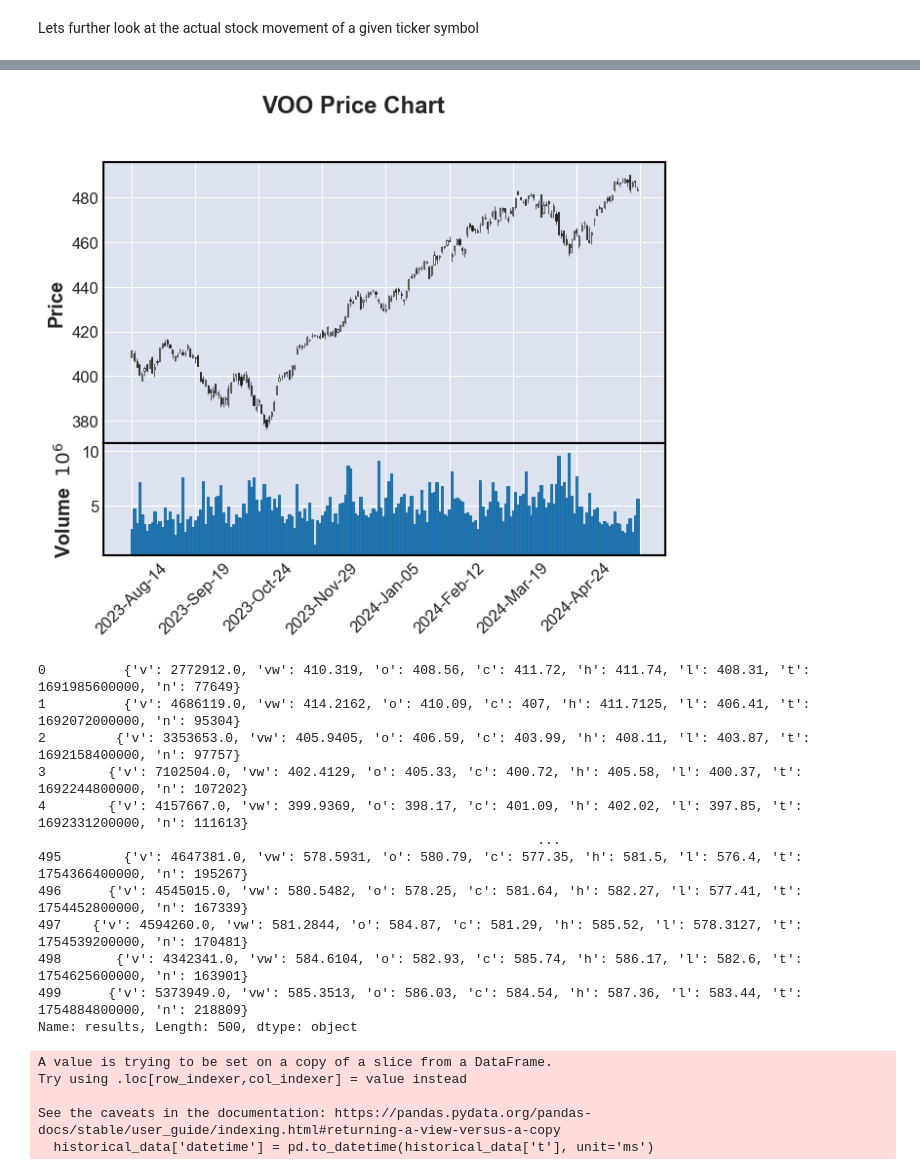
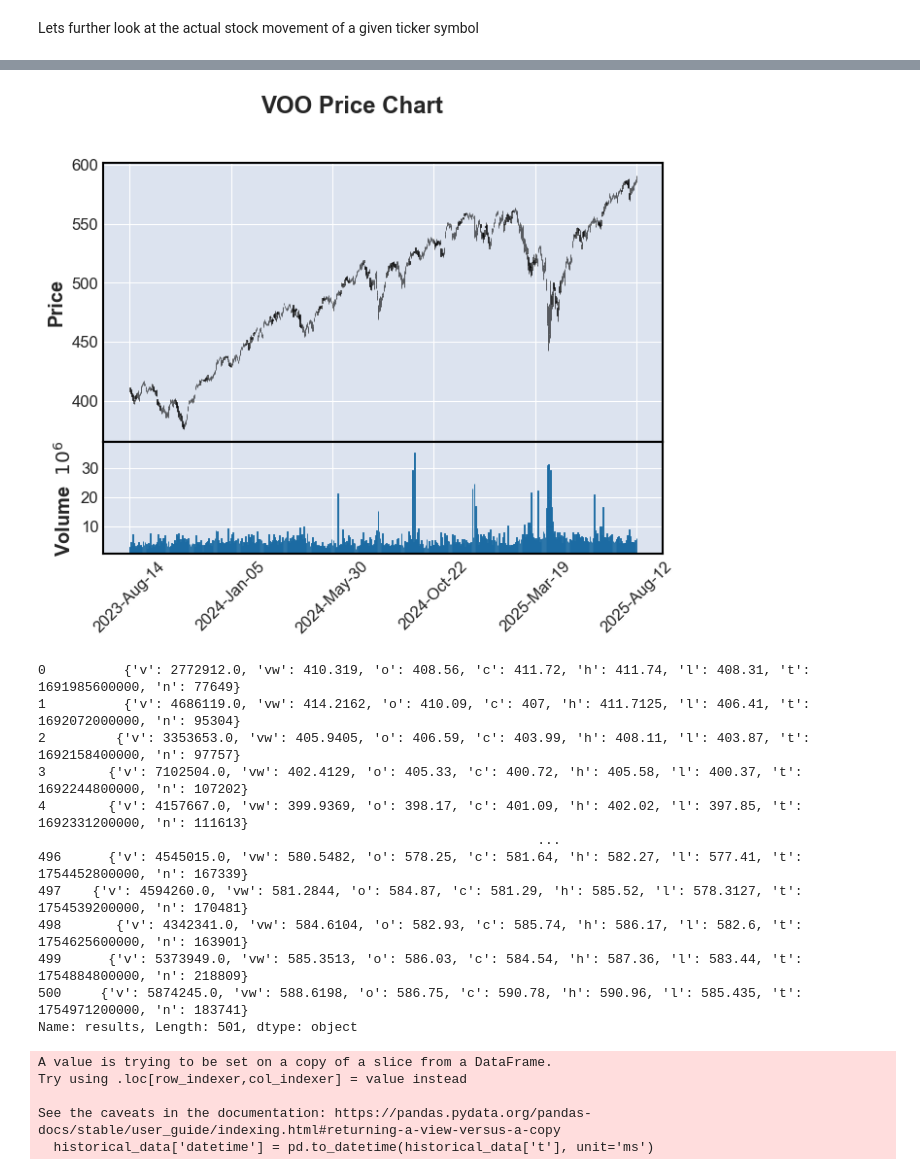
Before and after one commit to mkovacevich18/stonks, a Jupyter notebook: notebooks/options.ipynb, the cells around one changed output, grey strips where cells are left out. Saved outputs shown, nothing was run; the diff lists cells and outputs as text; code cells hidden in the pictures.

```diff
--- a/notebooks/options.ipynb
+++ b/notebooks/options.ipynb
@@ -293,35 +293,35 @@ else:
 url = f"https://api.polygon.io/v2/aggs/ticker/{ticker}/range/1/day/{previous_date}/{today_date}"
 
 params = {
     "adjusted": "true",
     "sort": "asc",
-    "limit": 200,
+    "limit": 600,
     "apiKey": API_KEY
 }
 
 response = requests.get(url, params=params)
 data = response.json()
 
 if "results" not in data:
     print("Error or no results:", data)
 else:
     df = pd.DataFrame(data["results"])
     df["t"] = pd.to_datetime(df["t"], unit="ms")
     df.set_index("t", inplace=True)
 
     df = df.rename(columns={
         "o": "Open",
         "h": "High",
         "l": "Low",
         "c": "Close",
         "v": "Volume"
     })
 
     df = df[["Open", "High", "Low", "Close", "Volume"]]
 
     mpf.plot(df, type="candle", volume=True, title=f"{ticker} Price Chart")
 # %% [output]
-[figure, old version]
+[figure, new version]
 # %%
 data = pd.DataFrame(data)
 pd.set_option('display.max_columns', None)
@@ -334,12 +334,12 @@ data['results']
 3        {'v': 7102504.0, 'vw': 402.4129, 'o': 405.33, 'c': 400.72, 'h': 405.58, 'l': 400.37, 't': 1692244800000, 'n': 107202}
 4        {'v': 4157667.0, 'vw': 399.9369, 'o': 398.17, 'c': 401.09, 'h': 402.02, 'l': 397.85, 't': 1692331200000, 'n': 111613}
                                                                 ...
-495        {'v': 4647381.0, 'vw': 578.5931, 'o': 580.79, 'c': 577.35, 'h': 581.5, 'l': 576.4, 't': 1754366400000, 'n': 195267}
 496      {'v': 4545015.0, 'vw': 580.5482, 'o': 578.25, 'c': 581.64, 'h': 582.27, 'l': 577.41, 't': 1754452800000, 'n': 167339}
 497    {'v': 4594260.0, 'vw': 581.2844, 'o': 584.87, 'c': 581.29, 'h': 585.52, 'l': 578.3127, 't': 1754539200000, 'n': 170481}
 498       {'v': 4342341.0, 'vw': 584.6104, 'o': 582.93, 'c': 585.74, 'h': 586.17, 'l': 582.6, 't': 1754625600000, 'n': 163901}
 499      {'v': 5373949.0, 'vw': 585.3513, 'o': 586.03, 'c': 584.54, 'h': 587.36, 'l': 583.44, 't': 1754884800000, 'n': 218809}
-Name: results, Length: 500, dtype: object
+500     {'v': 5874245.0, 'vw': 588.6198, 'o': 586.75, 'c': 590.78, 'h': 590.96, 'l': 585.435, 't': 1754971200000, 'n': 183741}
+Name: results, Length: 501, dtype: object
 # %%
 results = pd.json_normalize(data["results"])
 flattened_results = pd.concat([data.reset_index(drop=True), results], axis=1)
```
Also changed, not shown: parts of 10 cells of this notebook.
